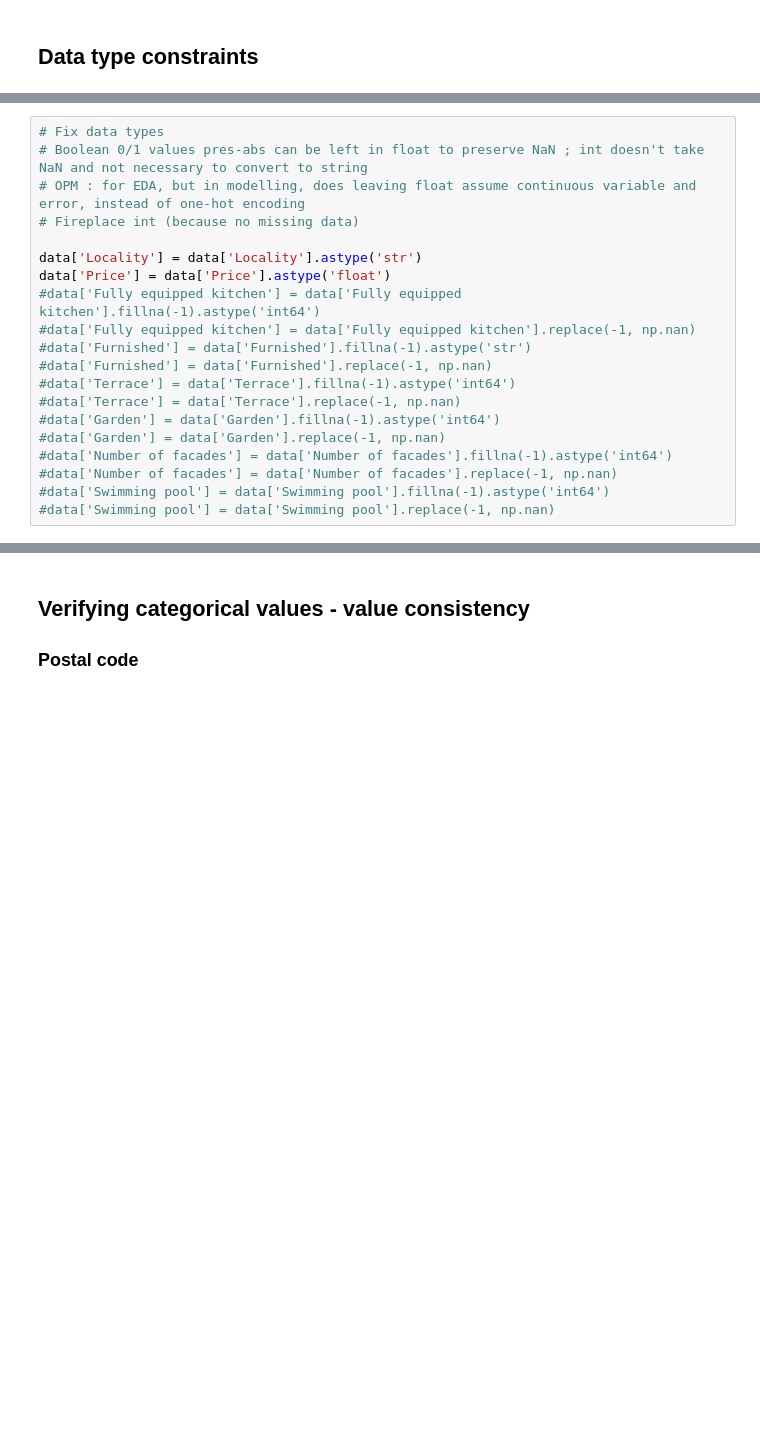
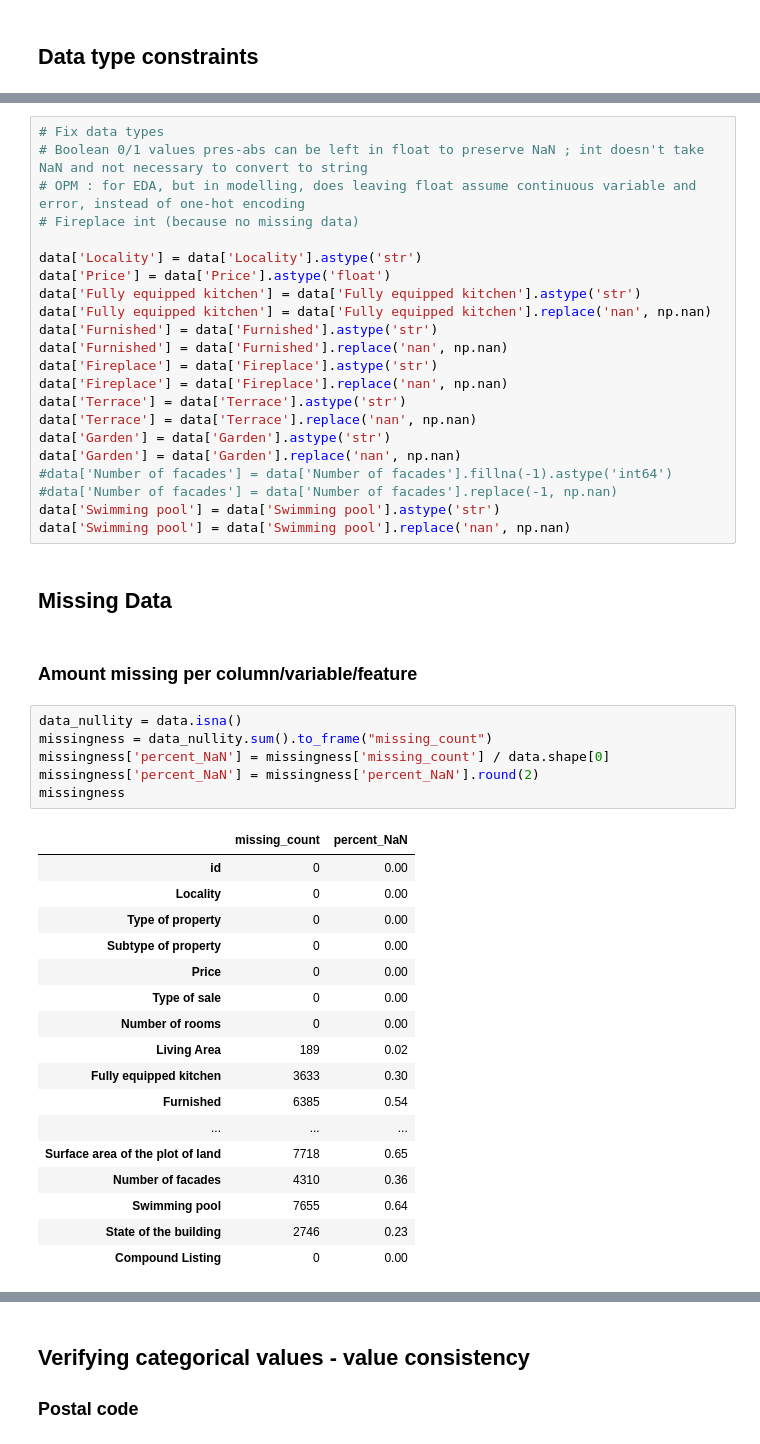
Before and after one commit to kvnpotter/ImmoData-EDA, a Jupyter notebook: DataCleaningKevin.ipynb, the cells around one changed output, grey strips where cells are left out. Drawn from its saved outputs; the diff is of its cells as text; blank space fills up the shorter version.

```diff
--- a/DataCleaningKevin.ipynb
+++ b/DataCleaningKevin.ipynb
@@ -188,15 +165,45 @@ memory usage: 2.0+ MB
 
 data['Locality'] = data['Locality'].astype('str')
 data['Price'] = data['Price'].astype('float')
-#data['Fully equipped kitchen'] = data['Fully equipped kitchen'].fillna(-1).astype('int64')
-#data['Fully equipped kitchen'] = data['Fully equipped kitchen'].replace(-1, np.nan)
-#data['Furnished'] = data['Furnished'].fillna(-1).astype('str')
-#data['Furnished'] = data['Furnished'].replace(-1, np.nan)
-#data['Terrace'] = data['Terrace'].fillna(-1).astype('int64')
-#data['Terrace'] = data['Terrace'].replace(-1, np.nan)
-#data['Garden'] = data['Garden'].fillna(-1).astype('int64')
-#data['Garden'] = data['Garden'].replace(-1, np.nan)
+data['Fully equipped kitchen'] = data['Fully equipped kitchen'].astype('str')
+data['Fully equipped kitchen'] = data['Fully equipped kitchen'].replace('nan', np.nan)
+data['Furnished'] = data['Furnished'].astype('str')
+data['Furnished'] = data['Furnished'].replace('nan', np.nan)
+data['Fireplace'] = data['Fireplace'].astype('str')
+data['Fireplace'] = data['Fireplace'].replace('nan', np.nan)
+data['Terrace'] = data['Terrace'].astype('str')
+data['Terrace'] = data['Terrace'].replace('nan', np.nan)
+data['Garden'] = data['Garden'].astype('str')
+data['Garden'] = data['Garden'].replace('nan', np.nan)
 #data['Number of facades'] = data['Number of facades'].fillna(-1).astype('int64')
 #data['Number of facades'] = data['Number of facades'].replace(-1, np.nan)
-#data['Swimming pool'] = data['Swimming pool'].fillna(-1).astype('int64')
-#data['Swimming pool'] = data['Swimming pool'].replace(-1, np.nan)
+data['Swimming pool'] = data['Swimming pool'].astype('str')
+data['Swimming pool'] = data['Swimming pool'].replace('nan', np.nan)
+# %% [markdown]
+## Missing Data
+# %% [markdown]
+### Amount missing per column/variable/feature
+# %%
+data_nullity = data.isna()
+missingness = data_nullity.sum().to_frame("missing_count")
+missingness['percent_NaN'] = missingness['missing_count'] / data.shape[0]
+missingness['percent_NaN'] = missingness['percent_NaN'].round(2)
+missingness
+# %% [output]
+|  | missing_count | percent_NaN |
+| id | 0 | 0.00 |
+| Locality | 0 | 0.00 |
+| Type of property | 0 | 0.00 |
+| Subtype of property | 0 | 0.00 |
+| Price | 0 | 0.00 |
+| Type of sale | 0 | 0.00 |
+| Number of rooms | 0 | 0.00 |
+| Living Area | 189 | 0.02 |
+| Fully equipped kitchen | 3633 | 0.30 |
+| Furnished | 6385 | 0.54 |
+| ... | ... | ... |
+| Surface area of the plot of land | 7718 | 0.65 |
+| Number of facades | 4310 | 0.36 |
+| Swimming pool | 7655 | 0.64 |
+| State of the building | 2746 | 0.23 |
+| Compound Listing | 0 | 0.00 |
```
Also changed, not shown: parts of 14 cells of this notebook.
